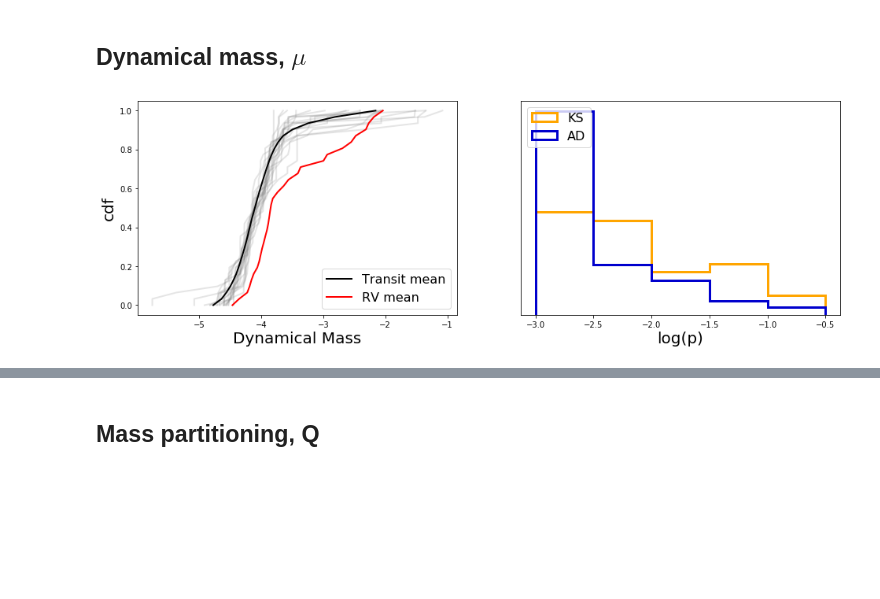
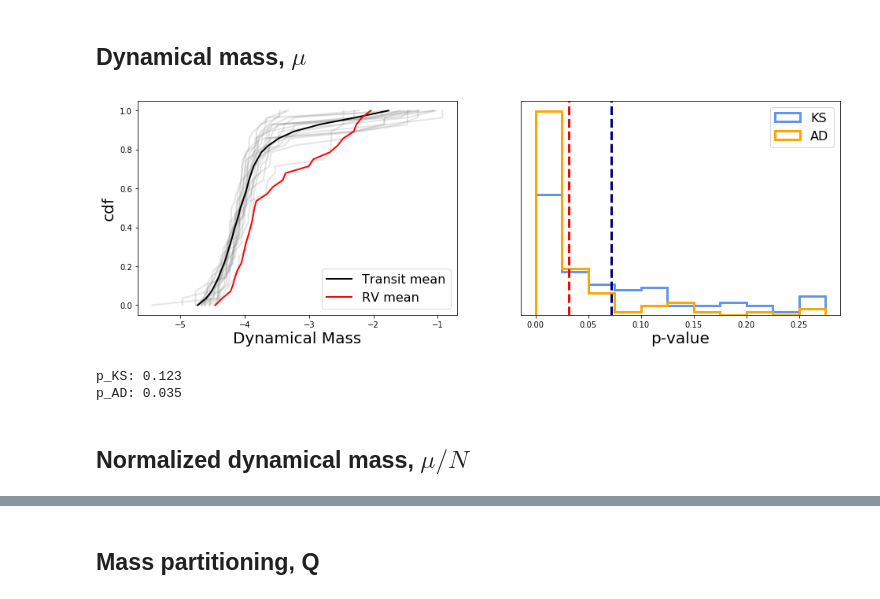
Before and after one commit to djhoover717/Oviraptor, a Jupyter notebook: oviraptor_v4.ipynb, the cells around one changed output, grey strips where cells are left out. Saved outputs shown, nothing was run; the diff lists cells and outputs as text; code cells hidden in the pictures; blank space fills up the shorter version.

```diff
--- a/oviraptor_v4.ipynb
+++ b/oviraptor_v4.ipynb
@@ -52,7 +52,7 @@ royalpurple = '#9e00a3'
 lavender = '#cc98d9'
 # %%
 # set manual controls and paths
-NBOOT = 1000
+NBOOT = 100
 
 #my_file = 'C:/Users/djhoo/Documents/maiasaurus-master/catalogues/oviraptor_master.csv'
 my_file = "/Users/research/projects/oviraptor/catalogues/oviraptor_master.csv"
@@ -361,18 +350,12 @@ for i, star in enumerate(np.unique(d["starname"])):
     s.det_meth = d["sys_disc_method"][use][0]
 
 
-    #### TEMPORARY WORKAROUND TO FIX NaN RADIUS AND MASS VALUES ###
-    if np.isnan(s.Mstar):
-        s.Mstar = 1.0
-    if np.isnan(s.Rstar):
-        s.Rstar = 1.0
-
-
     # measured planet properties
     s.rprs = d["rprs"][use]
     s.radii = d["rp"][use]
     s.masses = d['mp'][use]
     s.periods = d["p"][use]
+    s.N = len(s.rprs)
 
     # arrays of probabilistic mass and radius
     s.prob_mass = mass_prob[use].swapaxes(0,1)
@@ -438,6 +439,19 @@ plt.show()
 # dictionaries to hold p-values for Kolmogorov-Smirnov and Anderson-Darling tests
 KS = {}
 AD = {}
+# %%
+def perturbed_ks_2samp(x1, x2):
+    n, m = len(x1), len(x2)
+
+    D, p = stats.ks_2samp(x1, x2)
+
+    eps_low  = np.min([D, 0.5/np.sqrt(n*m)])
+    eps_high = np.min([1-D, 0.5/np.sqrt(n*m)])
+
+    D_new = D + np.random.uniform(-eps_low, eps_high)
+    p_new = 2*np.exp(-(2*m*D_new**2)/(1+m/n))
+
+    return D_new, p_new
 # %% [markdown]
 ## Dynamical mass, $\mu$
 # %%
@@ -463,37 +477,49 @@ for i in range(NBOOT):
     mu_tr[i] = np.sort(mu_tr[i])
 
     # p-values (capped at 0.25, floored at 0.001)
-    KS["mu"][i] = np.min([stats.ks_2samp(mu_rv[i], mu_tr[i])[1], 0.25])
+    KS["mu"][i] = np.min([perturbed_ks_2samp(mu_rv[i], mu_tr[i])[1], 0.25])
     AD["mu"][i] = stats.anderson_ksamp([mu_rv[i], mu_tr[i]])[2]
 
     KS["mu"][i] = np.max([KS["mu"][i], 1e-3])
     AD["mu"][i] = np.max([AD["mu"][i], 1e-3])
 
 
 logmu_rv = np.log10(mu_rv)
 logmu_tr = np.log10(mu_tr)
 
 
 fig, ax = plt.subplots(1,2, figsize=(16,5))
 
 draws = np.random.choice(np.arange(NBOOT, dtype="int"), size=20, replace=False)
 
 for d in draws:
     ax[0].plot(logmu_tr[d], np.linspace(0,1,Nsys), c="grey", alpha=0.2, lw=2)
 ax[0].plot(np.mean(logmu_tr, axis=0), np.linspace(0,1,Nsys), c="k", lw=2, label="Transit mean")
 ax[0].plot(np.mean(logmu_rv, axis=0), np.linspace(0,1,Nsys), c="r", lw=2, label="RV mean")
 ax[0].set_xlabel("Dynamical Mass", fontsize=20)
 ax[0].legend(fontsize=16)
 ax[0].set_ylabel("cdf", fontsize=20)
 
-bins = np.linspace(-3.0, -0.5, 6)
+bins = np.linspace(0.0, 0.275, 12)
 
-ax[1].hist(np.log10(KS["mu"]), bins=bins, color="orange", histtype="step", lw=3, label="KS")
-ax[1].hist(np.log10(AD["mu"]), bins=bins, color="mediumblue", histtype="step", lw=3, label="AD")
-ax[1].set_xlabel("log(p)", fontsize=20)
+ax[1].hist(KS["mu"], bins=bins, color="cornflowerblue", histtype="step", lw=3, label="KS")
+ax[1].hist(AD["mu"], bins=bins, color="orange", histtype="step", lw=3, label="AD")
+ax[1].axvline(np.mean(KS["mu"]), color="navy", lw=3, ls="--")
+ax[1].axvline(np.mean(AD["mu"]), color="red", lw=3, ls="--")
+ax[1].set_xlabel("p-value", fontsize=20)
 ax[1].set_yticks([])
-ax[1].legend(loc="upper left", fontsize=16)
+ax[1].legend(loc="upper right", fontsize=16)
 
 plt.show()
+
+KS_mean = stats.ks_2samp(np.mean(mu_tr,0), np.mean(mu_rv,0))[1]
+AD_mean = stats.anderson_ksamp([np.mean(mu_tr,0), np.mean(mu_rv,0)])[2]
+
+print("p_KS: {0:.3f}".format(KS_mean))
+print("p_AD: {0:.3f}".format(AD_mean))
 # %% [output]
-[figure, old version]
+[figure, new version]
+p_KS: 0.123
+p_AD: 0.035
+# %% [markdown]
+## Normalized dynamical mass, $\mu/N$
```
Also changed, not shown: parts of 16 cells of this notebook, 2 other files.
